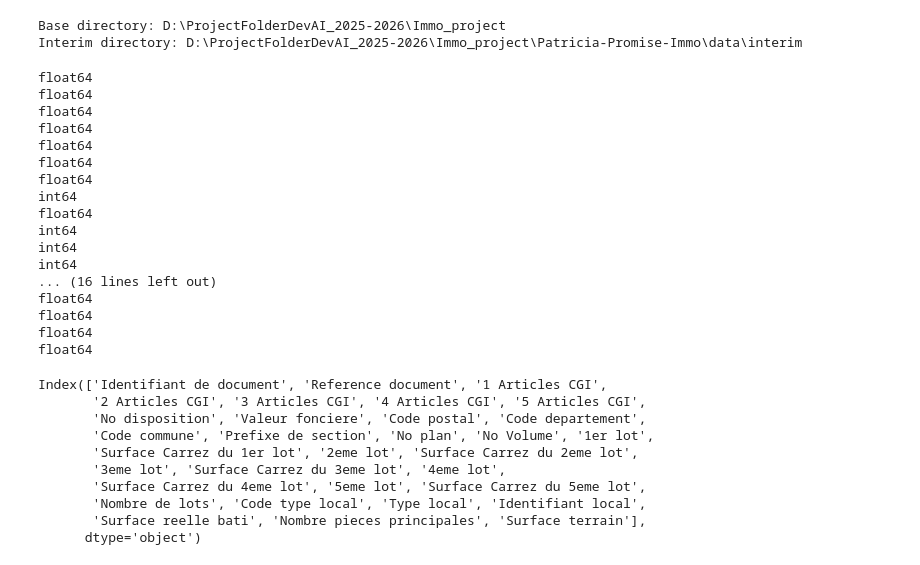
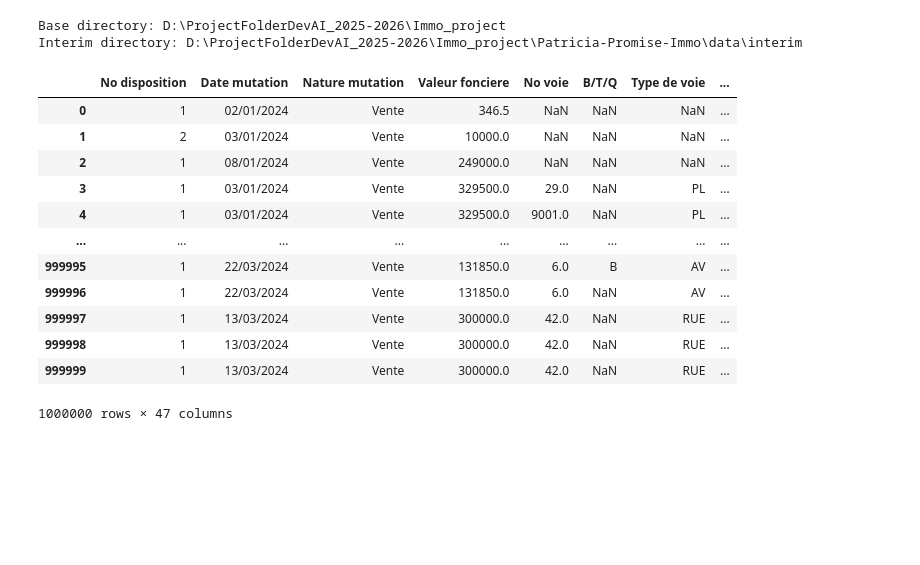
Before and after one commit to data-IA-2024/Patricia-Promise-Immo, a Jupyter notebook: notebooks/cleaned_and_prepared.ipynb, the cells around one changed output. Saved outputs shown, nothing was run; the diff lists cells and outputs as text; code cells hidden in the pictures; blank space fills up the shorter version.

```diff
--- a/notebooks/cleaned_and_prepared.ipynb
+++ b/notebooks/cleaned_and_prepared.ipynb
@@ -4,48 +5,31 @@ from pathlib import Path
 # %%
 base_dir = Path().resolve().parents[1]
 print(f"Base directory: {base_dir}")
 interim_dir = base_dir /"Patricia-Promise-Immo"/"data" / "interim"
 print(f"Interim directory: {interim_dir}")
-parquet_path = interim_dir / "all_immo_entries.parquet"
+data_no_empty_path = interim_dir / "all_immo_no_empty.csv"
 
-df = pd.read_parquet(parquet_path)
+df = pd.read_csv(f"{data_no_empty_path}", on_bad_lines='skip', low_memory=False, sep=',', dtype={'Code postal':str, 'Valeur fonciere':np.float64})
+df
 # %% [output]
 Base directory: D:\ProjectFolderDevAI_2025-2026\Immo_project
 Interim directory: D:\ProjectFolderDevAI_2025-2026\Immo_project\Patricia-Promise-Immo\data\interim
+|  | No disposition | Date mutation | Nature mutation | Valeur fonciere | No voie | B/T/Q | Type de voie | ... |
+| 0 | 1 | 02/01/2024 | Vente | 346.5 | NaN | NaN | NaN | ... |
+| 1 | 2 | 03/01/2024 | Vente | 10000.0 | NaN | NaN | NaN | ... |
+| 2 | 1 | 08/01/2024 | Vente | 249000.0 | NaN | NaN | NaN | ... |
+| 3 | 1 | 03/01/2024 | Vente | 329500.0 | 29.0 | NaN | PL | ... |
+| 4 | 1 | 03/01/2024 | Vente | 329500.0 | 9001.0 | NaN | PL | ... |
+| ... | ... | ... | ... | ... | ... | ... | ... | ... |
+| 999995 | 1 | 22/03/2024 | Vente | 131850.0 | 6.0 | B | AV | ... |
+| 999996 | 1 | 22/03/2024 | Vente | 131850.0 | 6.0 | NaN | AV | ... |
+| 999997 | 1 | 13/03/2024 | Vente | 300000.0 | 42.0 | NaN | RUE | ... |
+| 999998 | 1 | 13/03/2024 | Vente | 300000.0 | 42.0 | NaN | RUE | ... |
+| 999999 | 1 | 13/03/2024 | Vente | 300000.0 | 42.0 | NaN | RUE | ... |
+1000000 rows × 47 columns
 # %%
 df['Type local'] = df['Type local'].replace({
     'Dépendance': 1,
     'Maison': 2,
     'Appartement': 3
 })
-# %%
-ints = []
-objects = []
-floats = []
-for column in df.columns.to_list():
-    data_type = df[column].dtypes
-    print(data_type)
-    if data_type == 'int64':
-        ints.append(column)
-    if data_type == 'object':
-        objects.append(column)
-    if data_type == 'float64':
-        floats.append(column)
-# %% [output]
-float64
-float64
-float64
-float64
-float64
-float64
-float64
-int64
-float64
-int64
-int64
-int64
-... (16 lines left out)
-float64
-float64
-float64
-float64
@@ -55,13 +35,0 @@ df_no_nan = df.fillna(value=0)
-# %%
-df_no_nan.columns
-# %% [output]
-Index(['Identifiant de document', 'Reference document', '1 Articles CGI',
-       '2 Articles CGI', '3 Articles CGI', '4 Articles CGI', '5 Articles CGI',
-       'No disposition', 'Valeur fonciere', 'Code postal', 'Code departement',
-       'Code commune', 'Prefixe de section', 'No plan', 'No Volume', '1er lot',
-       'Surface Carrez du 1er lot', '2eme lot', 'Surface Carrez du 2eme lot',
-       '3eme lot', 'Surface Carrez du 3eme lot', '4eme lot',
-       'Surface Carrez du 4eme lot', '5eme lot', 'Surface Carrez du 5eme lot',
-       'Nombre de lots', 'Code type local', 'Type local', 'Identifiant local',
-       'Surface reelle bati', 'Nombre pieces principales', 'Surface terrain'],
-      dtype='object')
```
Also changed, not shown: parts of 22 cells of this notebook, 30 other files.
